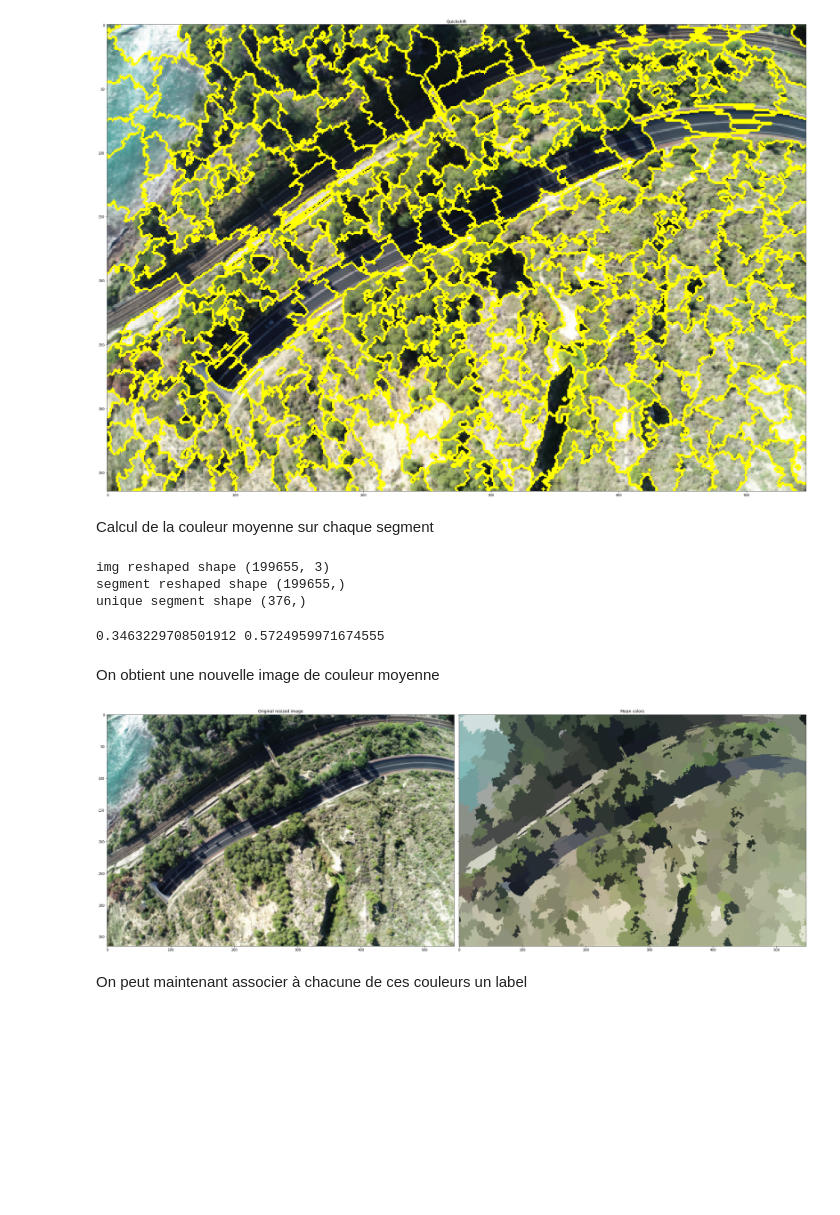
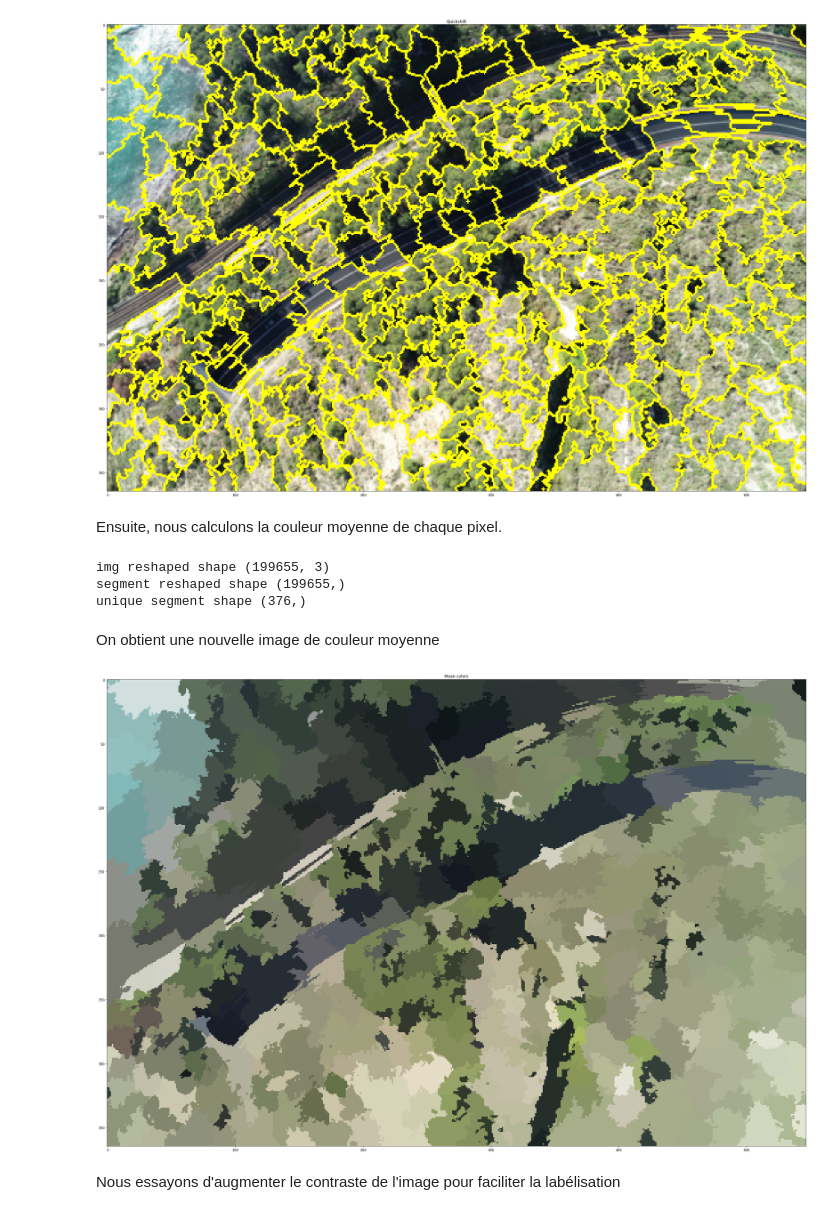
Before and after one commit to VictorNigretto/ProjetLong, a Jupyter notebook: Segmentation_non_supervisée_"facile".ipynb, the cells around one changed output. Drawn from its saved outputs; the diff is of its cells as text; code cells hidden in the pictures; blank space fills up the shorter version.

```diff
--- a/Segmentation_non_supervisée_"facile".ipynb
+++ b/Segmentation_non_supervisée_"facile".ipynb
@@ -91,49 +91,47 @@ plt.show()
 Quickshift number of segments: 376
 [figure]
 # %% [markdown]
-Calcul de la couleur moyenne sur chaque segment
+Ensuite, nous calculons la couleur moyenne de chaque pixel.
 # %%
-img_reshaped = image.reshape((image.shape[0]*image.shape[1],image.shape[2]))
-print("img reshaped shape", np.shape(img_reshaped))
+def mean_color(image=image, segments=segments_quick):
+  img_reshaped = image.reshape((image.shape[0]*image.shape[1],image.shape[2]))
+  print("img reshaped shape", np.shape(img_reshaped))
 
-segments_reshaped = np.reshape(segments_quick, -1)
-print("segment reshaped shape", np.shape(segments_reshaped))
+  segments_reshaped = np.reshape(segments, -1)
+  print("segment reshaped shape", np.shape(segments_reshaped))
 
-unique_segments = np.unique(segments_reshaped)
-print("unique segment shape", np.shape(unique_segments))
-img_temp = np.zeros(img_reshaped.shape)
+  unique_segments = np.unique(segments_reshaped)
+  print("unique segment shape", np.shape(unique_segments))
+  img_temp = np.zeros(img_reshaped.shape)
 
-for i in unique_segments:
-  loc=np.where(segments_reshaped==i)[0]
-  #print(loc)
-  means=np.mean(img_reshaped[loc, :], axis=0)
-  img_temp[loc, :] = means
+  for i in unique_segments:
+    loc=np.where(segments_reshaped==i)[0]
+    #print(loc)
+    means=np.mean(img_reshaped[loc, :], axis=0)
+    img_temp[loc, :] = means
 
-new_img = np.reshape(img_temp, [image.shape[0], image.shape[1], image.shape[2]])
+  return np.reshape(img_temp, [image.shape[0], image.shape[1], image.shape[2]])
-# %% [output]
-img reshaped shape (199655, 3)
-segment reshaped shape (199655,)
-unique segment shape (376,)
-# %%
-print(img[20, 0, 0], new_img[20, 0, 0])
-# %% [output]
-0.3463229708501912 0.5724959971674555
+# %%
+mean_img = mean_color(image, segments_quick)
+# %% [output]
+img reshaped shape (199655, 3)
+segment reshaped shape (199655,)
+unique segment shape (376,)
 # %% [markdown]
 On obtient une nouvelle image de couleur moyenne
 # %%
-new_img = img_as_float(new_img)
 
-fig, ax = plt.subplots(1, 2, figsize=(30, 30), sharex=True, sharey=True)
+fig, ax = plt.subplots(1, 1, figsize=(30, 30), sharex=True, sharey=True)
 
-ax[0].imshow(image)
-ax[0].set_title('Original resized image')
+#ax[0].imshow(image)
+#ax[0].set_title('Original resized image')
 
-ax[1].imshow(new_img)
-ax[1].set_title('Mean colors')
+ax.imshow(mean_img)
+ax.set_title('Mean colors')
 
 plt.tight_layout()
 plt.show()
 # %% [output]
-[figure, old version]
+[figure, new version]
-# %% [markdown]
-On peut maintenant associer à chacune de ces couleurs un label
+# %% [markdown]
+Nous essayons d'augmenter le contraste de l'image pour faciliter la labélisation
```
Also changed, not shown: parts of 8 cells of this notebook.
